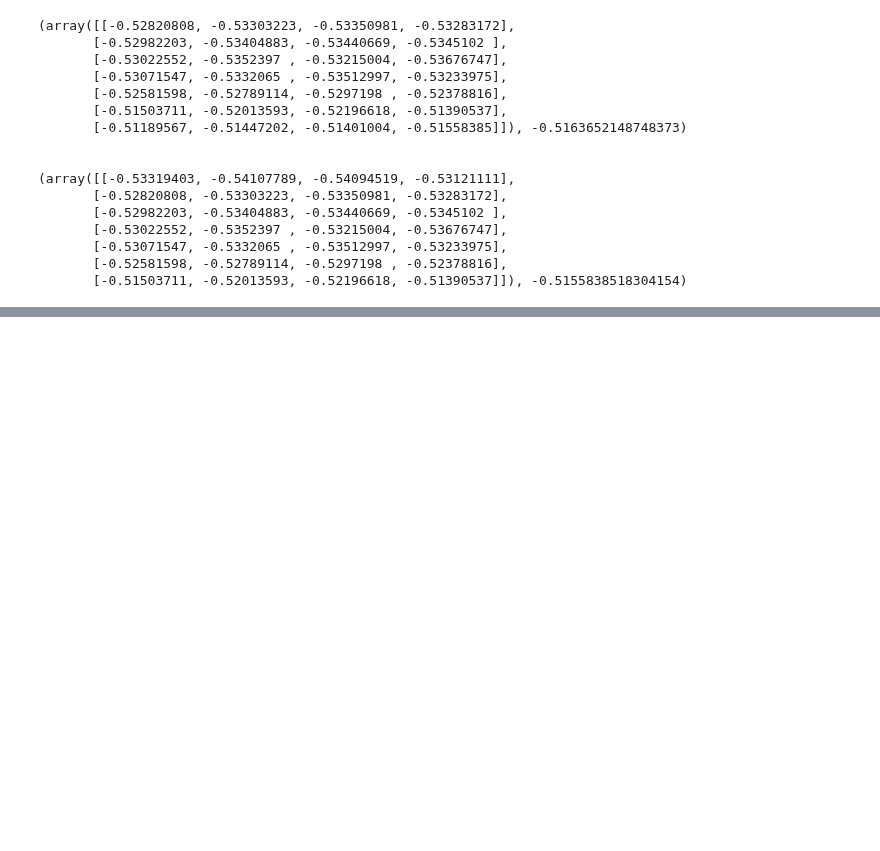
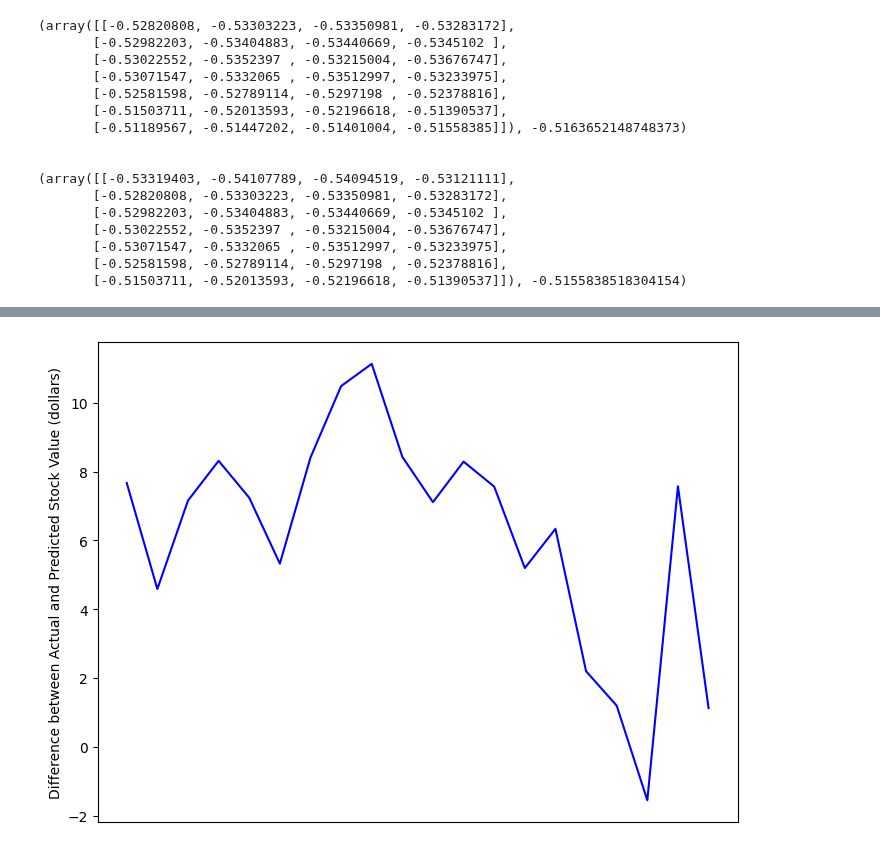
Before and after one commit to pri-cd/Data-Science-ML, a Jupyter notebook: Personal-Projects/LSTM-STOCK/Stock-Prediction.ipynb, the cells around one changed output, grey strips where cells are left out. Drawn from its saved outputs; the diff is of its cells as text; code cells hidden in the pictures; blank space fills up the shorter version.

```diff
--- a/Personal-Projects/LSTM-STOCK/Stock-Prediction.ipynb
+++ b/Personal-Projects/LSTM-STOCK/Stock-Prediction.ipynb
@@ -259,0 +460,10 @@ print(train[-1])
+# %%
+difference = actual_new - pred_new
+fig = plt.figure()
+diffGraph = fig.add_axes([0,0,1,1])
+diffGraph.plot(difference[:, 3], 'b')
+diffGraph.set_ylabel('Difference between Actual and Predicted Stock Value (dollars)')
+plt.xticks([])
+plt.show()
+# %% [output]
+[figure, added]
```
Also changed, not shown: parts of 12 cells of this notebook.
